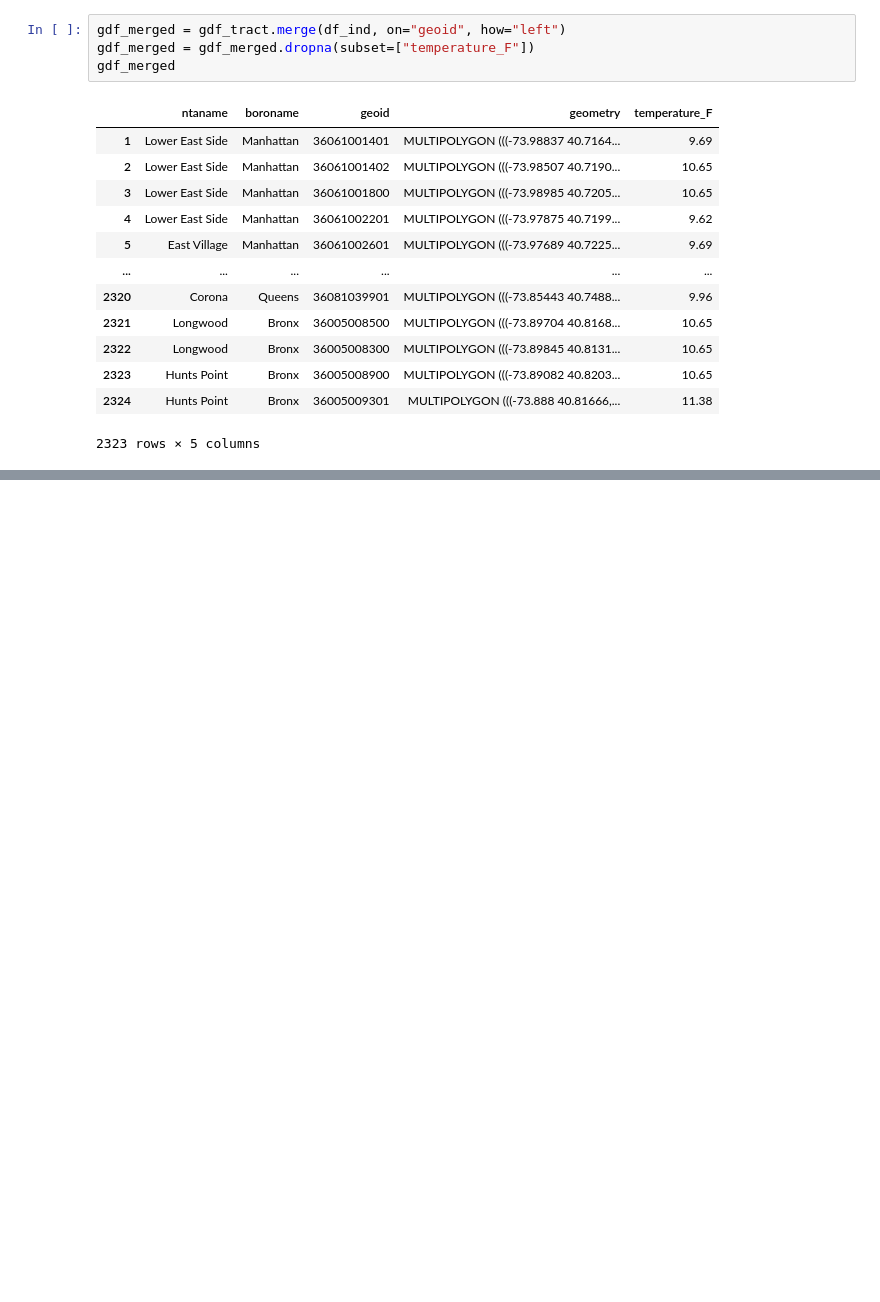
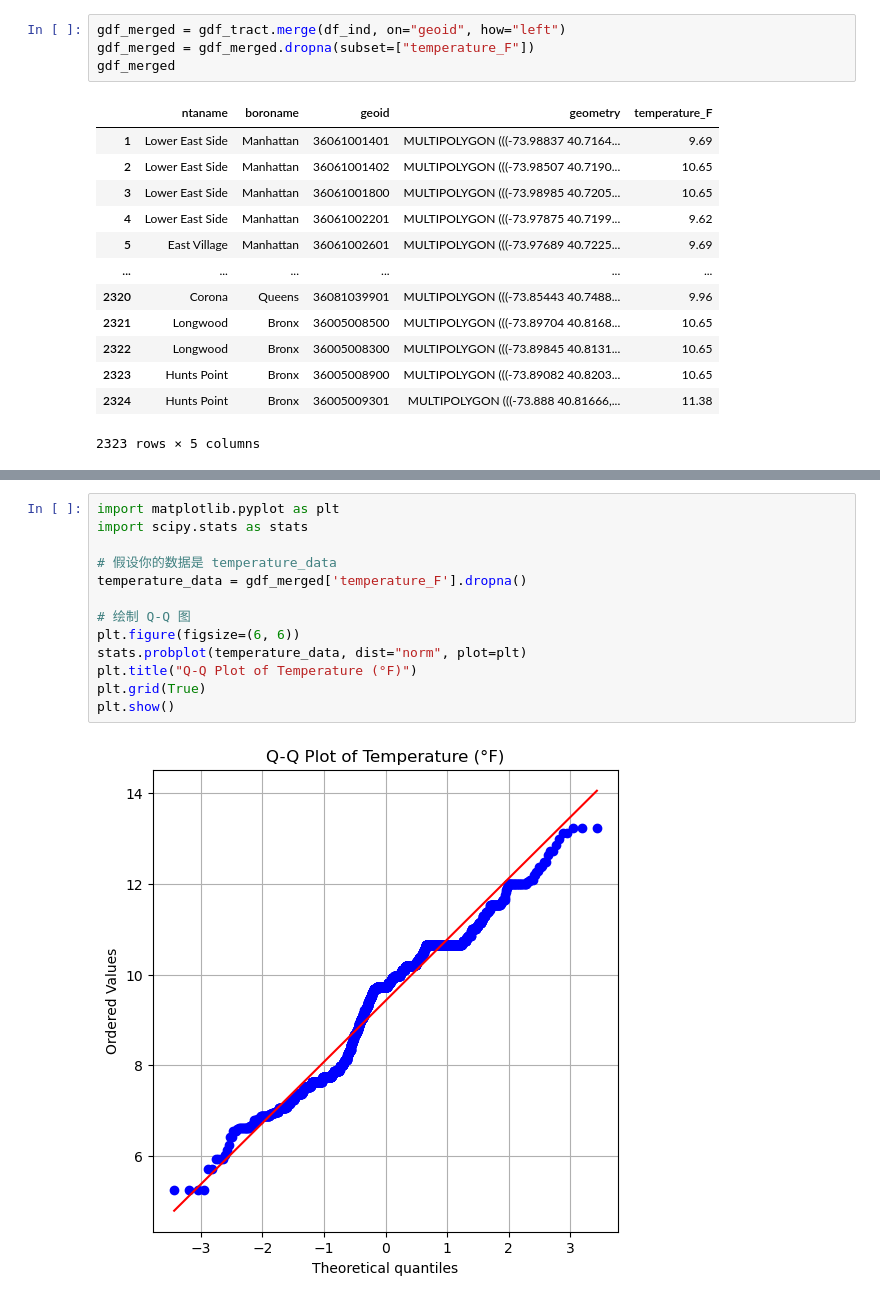
Before and after one commit to KharleWu/UHI_NYC, a Jupyter notebook: Code/Data_Processing.ipynb, the cells around one changed output, grey strips where cells are left out. Drawn from its saved outputs; the diff is of its cells as text; blank space fills up the shorter version.

```diff
--- a/Code/Data_Processing.ipynb
+++ b/Code/Data_Processing.ipynb
@@ -139,0 +194,15 @@ gdf_merged.to_file("UHI_Index.geojson", driver="GeoJSON")
+# %%
+import matplotlib.pyplot as plt
+import scipy.stats as stats
+
+# 假设你的数据是 temperature_data
+temperature_data = gdf_merged['temperature_F'].dropna()
+
+# 绘制 Q-Q 图
+plt.figure(figsize=(6, 6))
+stats.probplot(temperature_data, dist="norm", plot=plt)
+plt.title("Q-Q Plot of Temperature (°F)")
+plt.grid(True)
+plt.show()
+# %% [output]
+[figure, added]
```
Also changed, not shown: parts of 6 cells of this notebook, 1 other file.
